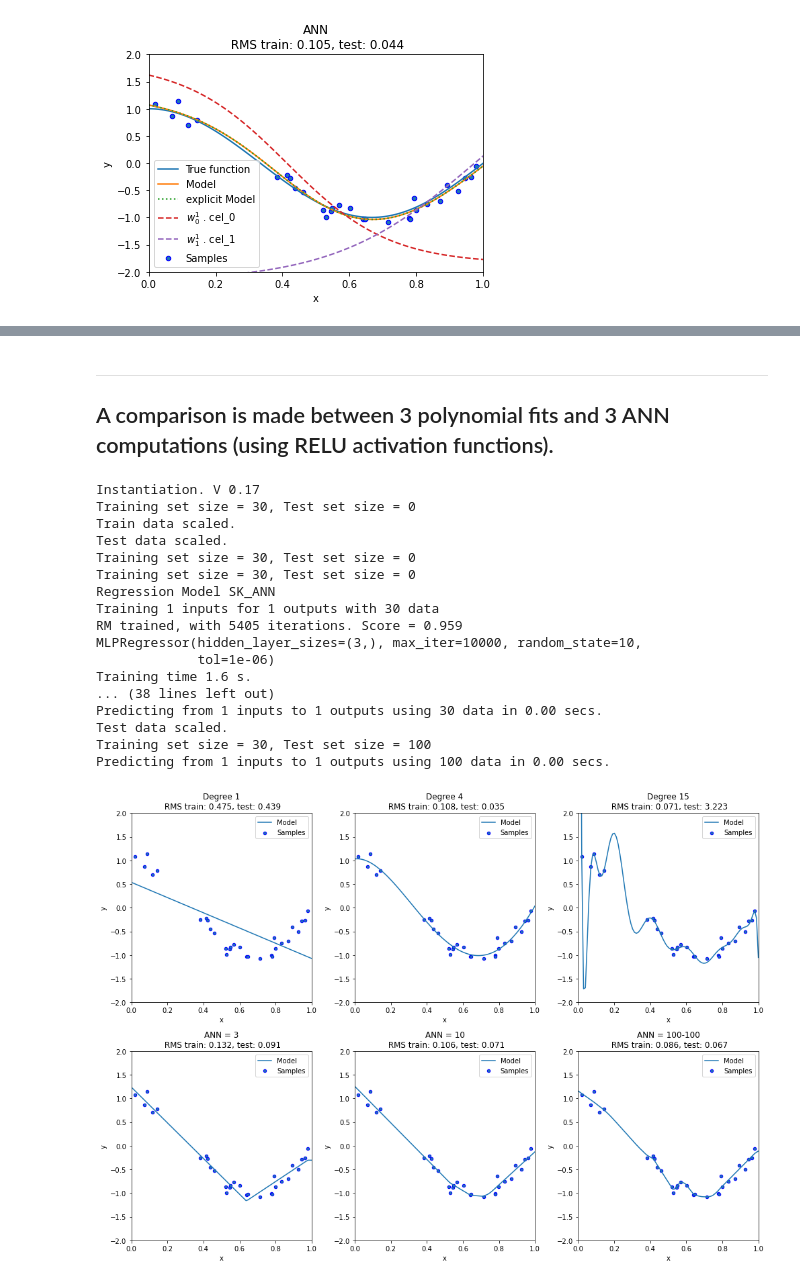
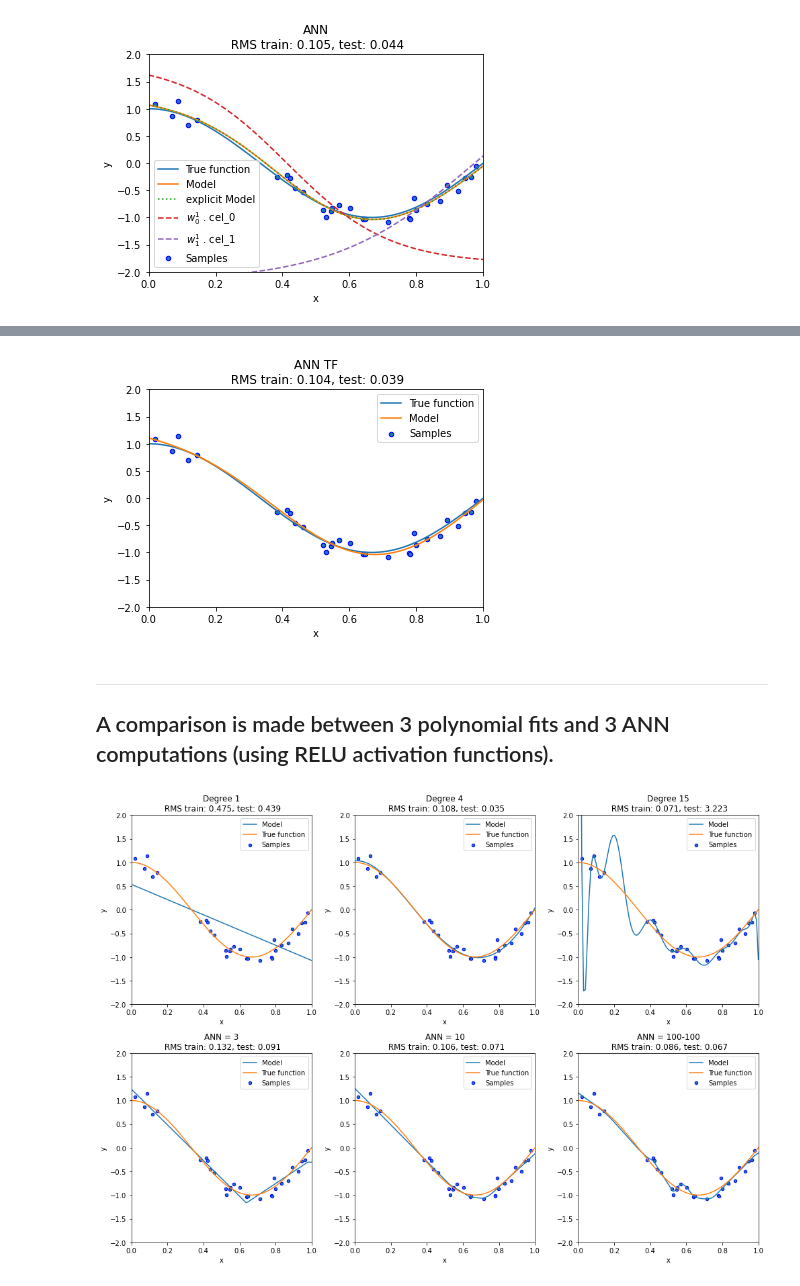
Before and after one commit to Morisset/AI4neb, a Jupyter notebook: docs/ComparePolynom.ipynb, the cells around one changed output, grey strips where cells are left out. Saved outputs shown, nothing was run; the diff lists cells and outputs as text; code cells hidden in the pictures.

```diff
--- a/docs/ComparePolynom.ipynb
+++ b/docs/ComparePolynom.ipynb
@@ -61,10 +66,2 @@ y_test_true = true_fun(X_test)
 # %% [markdown]
 ### A fit to the data points is done using a polynome or order 3
-# %%
-degree = 3
-polynomial_features = PolynomialFeatures(degree=degree,
-                                         include_bias=False)
-model = LinearRegression()
-#model =  BayesianRidge()
-X_TRANSF = polynomial_features.fit_transform(X_train[:, np.newaxis])
-model.fit(X_TRANSF, y_train_true)
@@ -214,3 +357,17 @@ ax.set_title("ANN\n RMS train: {:.3f}, test: {:.3f}".format(
+# %%
+f, ax = plt.subplots()
+ax.plot(X_test, y_test_true, label="True function")
+ax.scatter(X_train, y_train_true, edgecolor='b', s=20, label="Samples")
+ax.plot(X_test, y_test_TF, label="Model")
+ax.set_xlabel("x")
+ax.set_ylabel("y")
+ax.set_xlim((0, 1))
+ax.set_ylim((-2, 2))
+ax.legend(loc="best")
+ax.set_title("ANN TF\n RMS train: {:.3f}, test: {:.3f}".format(
+             rms_train_TF, rms_test_TF));
+# %% [output]
+[figure, added]
 # %% [markdown]
 ***
 ## A comparison is made between 3 polynomial fits and 3 ANN computations (using RELU activation functions).
@@ -221,18 +378,23 @@ degrees = [1, 4, 15]
 for i in range(len(degrees)):
     ax = axes[0,i]
 
-    polynomial_features = PolynomialFeatures(degree=degrees[i],
-                                             include_bias=False)
-    linear_regression = LinearRegression()
-    pipeline = Pipeline([("polynomial_features", polynomial_features),
-                         ("linear_regression", linear_regression)])
-    pipeline.fit(X_train[:, np.newaxis], y_train_true)
-    y_train = pipeline.predict(X_train[:, np.newaxis])
-    y_test = pipeline.predict(X_test[:, np.newaxis])
-    rms_train = np.sqrt(mean_squared_error(y_train,y_train_true))
-    rms_test = np.sqrt(mean_squared_error(y_test,y_test_true))
+    scaleit=True
+    RM = ai4neb.manage_RM(RM_type='Poly', X_train=X_train, y_train=y_train_true, scaling=scaleit,
+                      verbose=False, random_seed=10)
+    RM.init_RM(degree=degrees[i])
+    RM.train_RM()
+    RM.set_test(X_train)
+    RM.predict()
+    y_train = RM.pred
+    RM.set_test(X_test)
+    RM.predict()
+    y_test = RM.pred
+    rms_train = np.sqrt(mean_squared_error(y_train, y_train_true))
+    rms_test = np.sqrt(mean_squared_error(y_test, y_test_true))
+
+
     ax.plot(X_test, y_test, label="Model")
-    #ax.plot(X_test, y_test_true, label="True function")
+    ax.plot(X_test, y_test_true, label="True function")
     ax.scatter(X, y, edgecolor='b', s=20, label="Samples")
     ax.set_xlabel("x")
     ax.set_ylabel("y")
@@ -246,50 +408,33 @@ hidden_layer_sizes_set = ( (3,), (10,), (100, 100))
 hidden_layer_sizes_strs = ('3', '10', '100-100')
 for i in range(len(hidden_layer_sizes_set)):
     scaleit=True
     RM = ai4neb.manage_RM(RM_type='SK_ANN', X_train=X_train, y_train=y_train_true, scaling=scaleit,
-                      verbose=True, random_seed=10)
+                      verbose=False, random_seed=10)
     RM.init_RM(hidden_layer_sizes=hidden_layer_sizes_set[i],
                tol=1e-6, max_iter=10000,
 #               epochs = 10000,
                activation='relu',
                solver='adam')
     RM.train_RM()
     RM.set_test(X_train)
     RM.predict()
     y_train = RM.pred
     RM.set_test(X_test)
     RM.predict()
     y_test = RM.pred
     rms_train = np.sqrt(mean_squared_error(y_train, y_train_true))
     rms_test = np.sqrt(mean_squared_error(y_test, y_test_true))
     ax = axes[1,i]
     ax.plot(X_test, y_test, label="Model")
-    #ax.plot(X_test, y_test_true, label="True function")
+    ax.plot(X_test, y_test_true, label="True function")
     ax.scatter(X, y, edgecolor='b', s=20, label="Samples")
     ax.set_xlabel("x")
     ax.set_ylabel("y")
     ax.set_xlim((0, 1))
     ax.set_ylim((-2, 2))
     ax.legend(loc="best")
     ax.set_title("ANN = {}\n RMS train: {:.3f}, test: {:.3f}".format(hidden_layer_sizes_strs[i],
                  rms_train, rms_test))
 f.tight_layout()
 # %% [output]
-Instantiation. V 0.17
-Training set size = 30, Test set size = 0
-Train data scaled.
-Test data scaled.
-Training set size = 30, Test set size = 0
-Training set size = 30, Test set size = 0
-Regression Model SK_ANN
-Training 1 inputs for 1 outputs with 30 data
-RM trained, with 5405 iterations. Score = 0.959
-MLPRegressor(hidden_layer_sizes=(3,), max_iter=10000, random_state=10,
-             tol=1e-06)
-Training time 1.6 s.
-... (38 lines left out)
-Predicting from 1 inputs to 1 outputs using 30 data in 0.00 secs.
-Test data scaled.
-Training set size = 30, Test set size = 100
-Predicting from 1 inputs to 1 outputs using 100 data in 0.00 secs.
-[figure, old version]
+[figure, new version]
```
Also changed, not shown: parts of 39 cells of this notebook.
